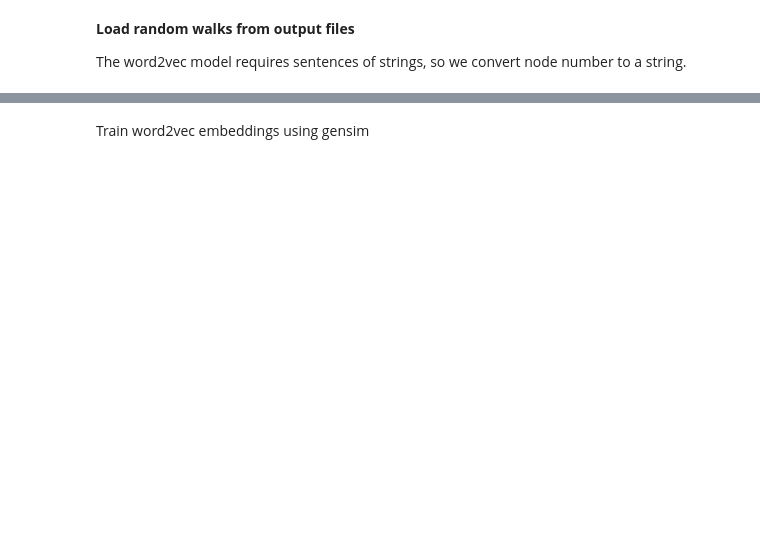
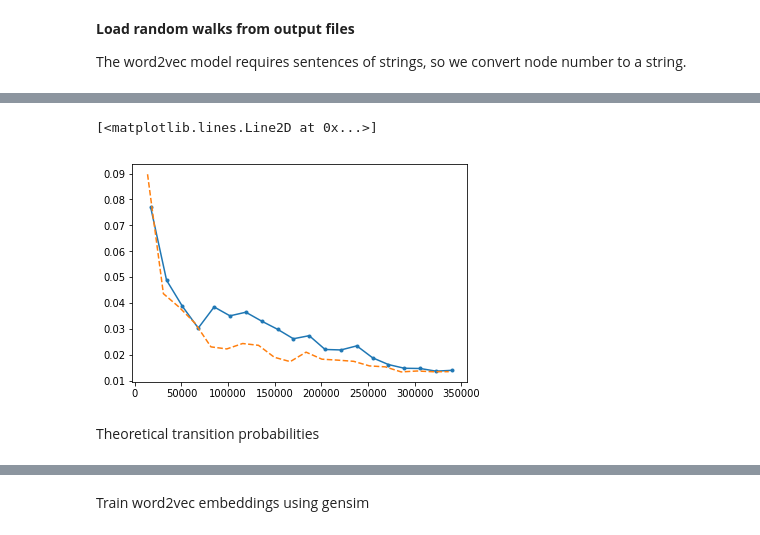
Before and after one commit to shps/incremental-representation-learning, a Jupyter notebook: materials/node_classification_from_random_walk.ipynb, the cells around one changed output, grey strips where cells are left out. Cells and saved outputs as stored; diff of their text form; code cells hidden in the pictures; blank space fills up the shorter version.

```diff
--- a/materials/node_classification_from_random_walk.ipynb
+++ b/materials/node_classification_from_random_walk.ipynb
@@ -22,0 +70,34 @@ random_walks_str = [list(map(str, v)) for v in random_walks_int]
+# %%
+errors_nw = []
+x_axis_nw = []
+walk_length = random_walks_int.shape[1]
+for ii in range(20):
+    #walk_length = 5*(ii + 1)
+    #walk_lengths.append(walk_length)
+
+    num_walks = 5*(ii + 1)
+
+    reduced_walks = []
+    for kk in range(1, n_nodes+1):
+        reduced_walks.append(
+            random_walks_int[random_walks_int[:, 0] == kk][:num_walks]
+        )
+    reduced_walks = np.concatenate(reduced_walks)
+
+    M_empirical = np.zeros((n_nodes, n_nodes))
+    for walk in reduced_walks:
+        for kk in range(walk_length - 1):
+            M_empirical[walk[kk] - 1, walk[kk + 1] - 1] += 1
+    n_samples = M_empirical.sum()
+    M_empirical = M_empirical.T / np.maximum(M_empirical.sum(axis=1), 1)
+
+    errors_nw.append(np.abs(M_theory - M_empirical).max())
+    x_axis_nw.append(n_samples)
+
+plt.plot(x_axis_nw, errors_nw, '.-')
+plt.plot(x_axis, errors, '--')
+# %% [output]
+[<matplotlib.lines.Line2D at 0x...>]
+[figure, added]
+# %% [markdown]
+Theoretical transition probabilities
```
Also changed, not shown: parts of 17 cells of this notebook.
